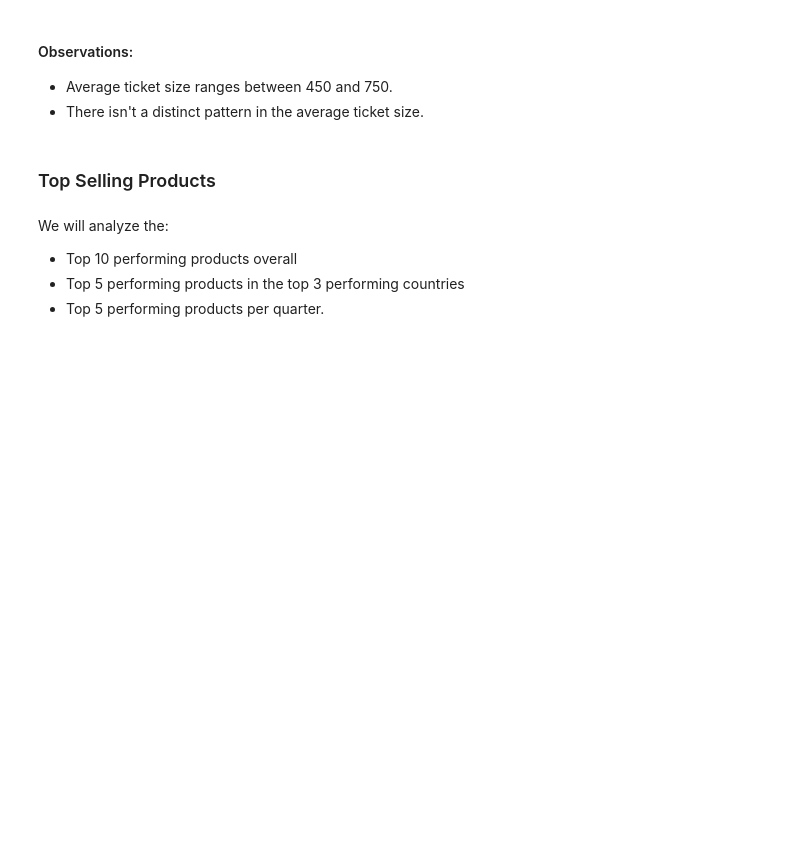
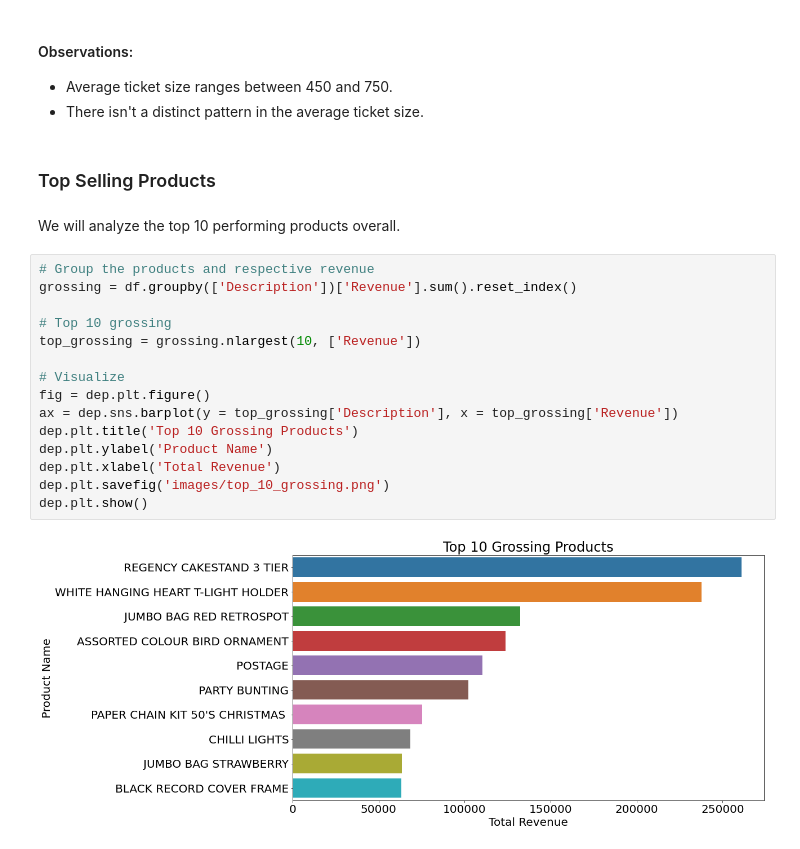
Before and after one commit to mwaurahmn/clv_rfm, a Jupyter notebook: Sales Analysis.ipynb, the cells around one changed output. Saved outputs shown, nothing was run; the diff lists cells and outputs as text; blank space fills up the shorter version.

```diff
--- a/Sales Analysis.ipynb
+++ b/Sales Analysis.ipynb
@@ -309,7 +309,21 @@ dep.plt.show()
 # %% [markdown]
 ### Top Selling Products
 # %% [markdown]
-We will analyze the:
-- Top 10 performing products overall
-- Top 5 performing products in the top 3 performing countries
-- Top 5 performing products per quarter.
+We will analyze the top 10 performing products overall.
+# %%
+# Group the products and respective revenue
+grossing = df.groupby(['Description'])['Revenue'].sum().reset_index()
+
+# Top 10 grossing
+top_grossing = grossing.nlargest(10, ['Revenue'])
+
+# Visualize
+fig = dep.plt.figure()
+ax = dep.sns.barplot(y = top_grossing['Description'], x = top_grossing['Revenue'])
+dep.plt.title('Top 10 Grossing Products')
+dep.plt.ylabel('Product Name')
+dep.plt.xlabel('Total Revenue')
+dep.plt.savefig('images/top_10_grossing.png')
+dep.plt.show()
+# %% [output]
+[figure, added]
```
Also changed, not shown: parts of 6 cells of this notebook, 2 other files.
